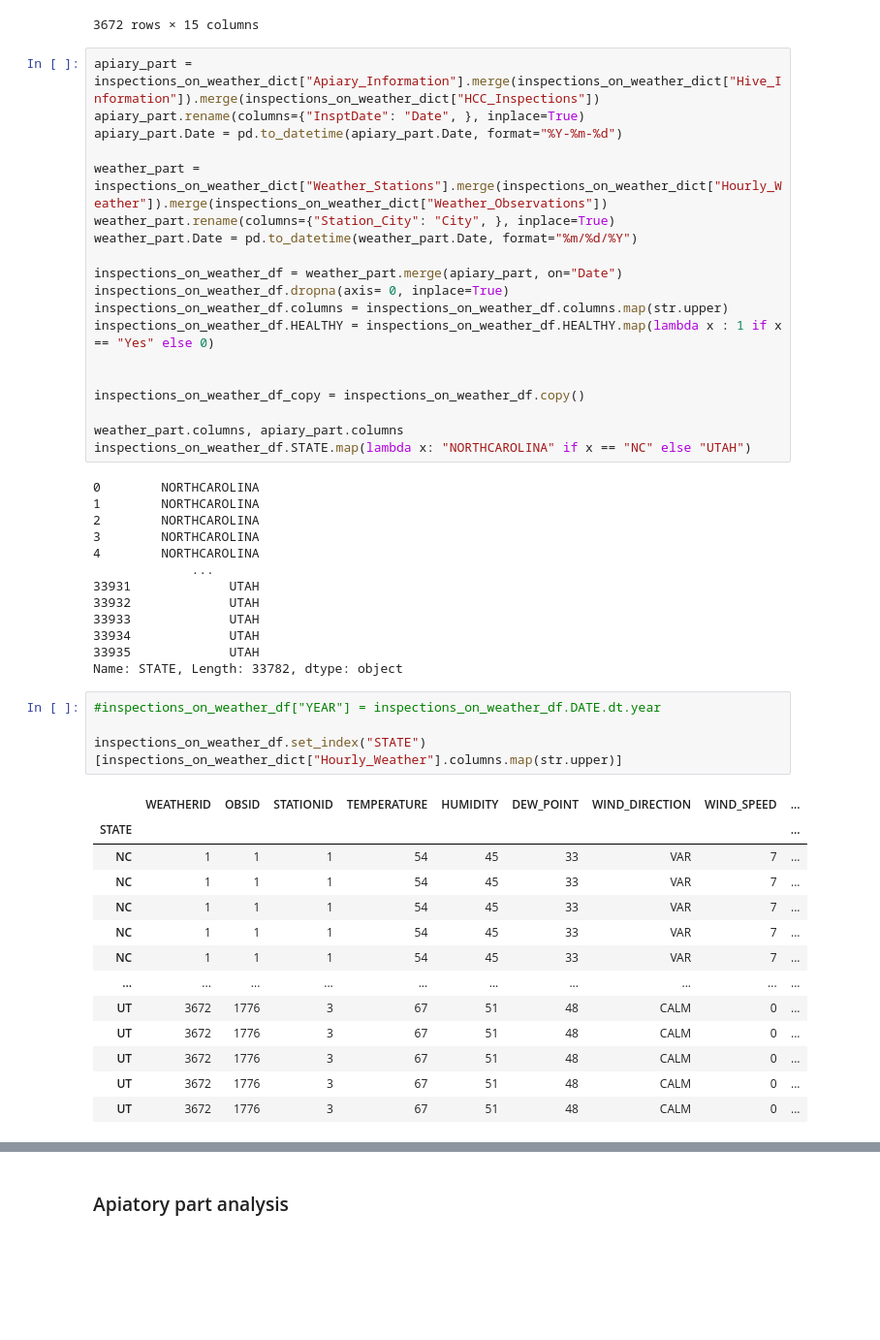
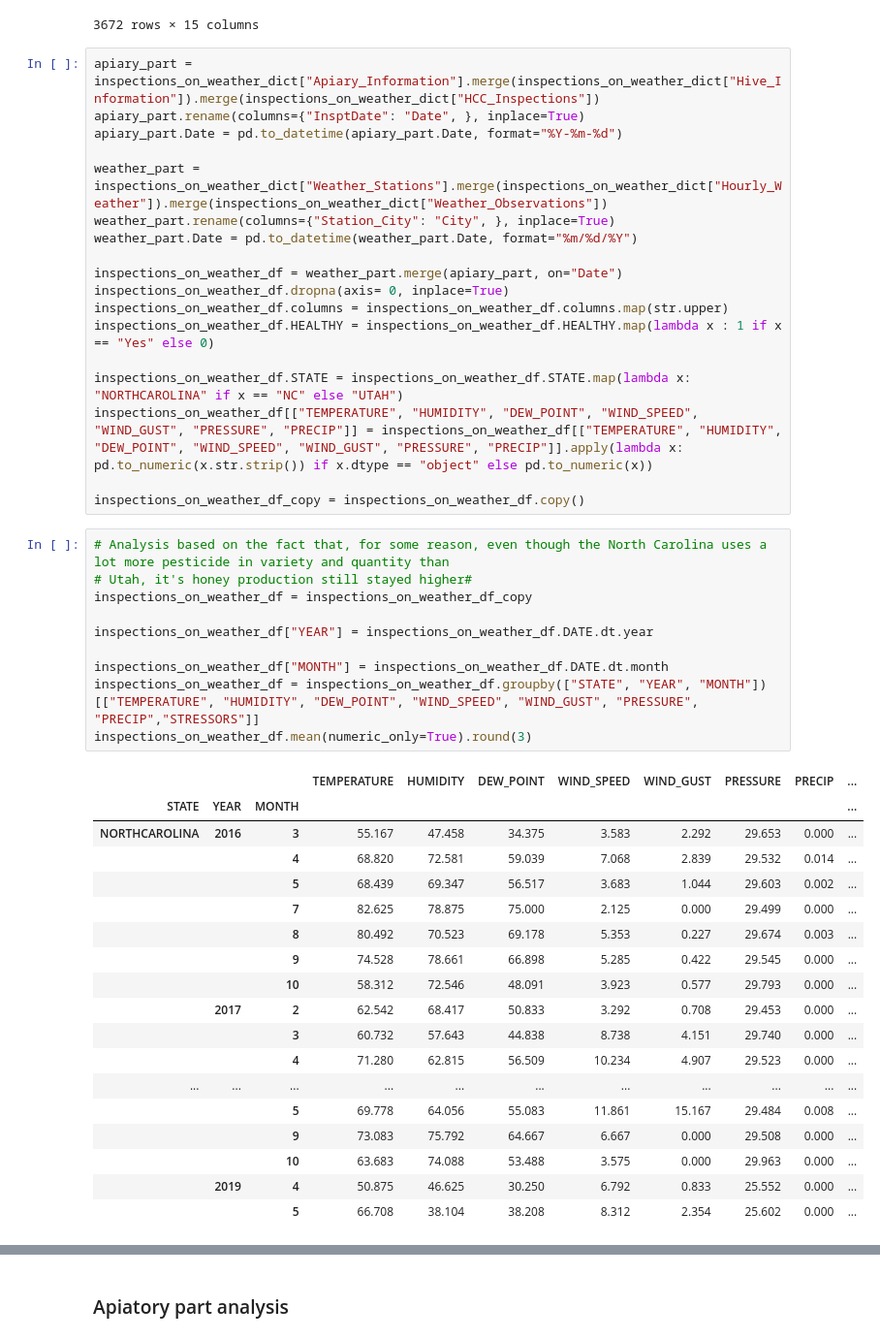
Before and after one commit to Ddav3/Bees_production_analysis, a Jupyter notebook: honey_production.ipynb, the cells around one changed output, grey strips where cells are left out. Shown at 97% size. Cells and saved outputs as stored; diff of their text form; blank space fills up the shorter version.

Commit message:
analysing per-state data before making assumptions

```diff
--- a/honey_production.ipynb
+++ b/honey_production.ipynb
@@ -241,39 +241,36 @@ inspections_on_weather_df.dropna(axis= 0, inplace=True)
 inspections_on_weather_df.columns = inspections_on_weather_df.columns.map(str.upper)
 inspections_on_weather_df.HEALTHY = inspections_on_weather_df.HEALTHY.map(lambda x : 1 if x == "Yes" else 0)
 
+inspections_on_weather_df.STATE = inspections_on_weather_df.STATE.map(lambda x: "NORTHCAROLINA" if x == "NC" else "UTAH")
+inspections_on_weather_df[["TEMPERATURE", "HUMIDITY", "DEW_POINT", "WIND_SPEED", "WIND_GUST", "PRESSURE", "PRECIP"]] = inspections_on_weather_df[["TEMPERATURE", "HUMIDITY", "DEW_POINT", "WIND_SPEED", "WIND_GUST", "PRESSURE", "PRECIP"]].apply(lambda x: pd.to_numeric(x.str.strip()) if x.dtype == "object" else pd.to_numeric(x))
 
 inspections_on_weather_df_copy = inspections_on_weather_df.copy()
-
-weather_part.columns, apiary_part.columns
-inspections_on_weather_df.STATE.map(lambda x: "NORTHCAROLINA" if x == "NC" else "UTAH")
-# %% [output]
-0        NORTHCAROLINA
-1        NORTHCAROLINA
-2        NORTHCAROLINA
-3        NORTHCAROLINA
-4        NORTHCAROLINA
-             ...
-33931             UTAH
-33932             UTAH
-33933             UTAH
-33934             UTAH
-33935             UTAH
-Name: STATE, Length: 33782, dtype: object
 # %%
-#inspections_on_weather_df["YEAR"] = inspections_on_weather_df.DATE.dt.year
+# Analysis based on the fact that, for some reason, even though the North Carolina uses a lot more pesticide in variety and quantity than
+# Utah, it's honey production still stayed higher#
+inspections_on_weather_df = inspections_on_weather_df_copy
 
-inspections_on_weather_df.set_index("STATE")[inspections_on_weather_dict["Hourly_Weather"].columns.map(str.upper)]
+inspections_on_weather_df["YEAR"] = inspections_on_weather_df.DATE.dt.year
+
+inspections_on_weather_df["MONTH"] = inspections_on_weather_df.DATE.dt.month
+inspections_on_weather_df = inspections_on_weather_df.groupby(["STATE", "YEAR", "MONTH"])[["TEMPERATURE", "HUMIDITY", "DEW_POINT", "WIND_SPEED", "WIND_GUST", "PRESSURE", "PRECIP","STRESSORS"]]
+inspections_on_weather_df.mean(numeric_only=True).round(3)
 # %% [output]
-|  | WEATHERID | OBSID | STATIONID | TEMPERATURE | HUMIDITY | DEW_POINT | WIND_DIRECTION | WIND_SPEED | ... |
-| STATE |  |  |  |  |  |  |  |  | ... |
-| NC | 1 | 1 | 1 | 54 | 45 | 33 | VAR | 7 | ... |
-| NC | 1 | 1 | 1 | 54 | 45 | 33 | VAR | 7 | ... |
-| NC | 1 | 1 | 1 | 54 | 45 | 33 | VAR | 7 | ... |
-| NC | 1 | 1 | 1 | 54 | 45 | 33 | VAR | 7 | ... |
-| NC | 1 | 1 | 1 | 54 | 45 | 33 | VAR | 7 | ... |
-| ... | ... | ... | ... | ... | ... | ... | ... | ... | ... |
-| UT | 3672 | 1776 | 3 | 67 | 51 | 48 | CALM | 0 | ... |
-| UT | 3672 | 1776 | 3 | 67 | 51 | 48 | CALM | 0 | ... |
-| UT | 3672 | 1776 | 3 | 67 | 51 | 48 | CALM | 0 | ... |
-| UT | 3672 | 1776 | 3 | 67 | 51 | 48 | CALM | 0 | ... |
-| UT | 3672 | 1776 | 3 | 67 | 51 | 48 | CALM | 0 | ... |
+|  |  |  | TEMPERATURE | HUMIDITY | DEW_POINT | WIND_SPEED | WIND_GUST | PRESSURE | PRECIP | ... |
+| STATE | YEAR | MONTH |  |  |  |  |  |  |  | ... |
+| NORTHCAROLINA | 2016 | 3 | 55.167 | 47.458 | 34.375 | 3.583 | 2.292 | 29.653 | 0.000 | ... |
+|  |  | 4 | 68.820 | 72.581 | 59.039 | 7.068 | 2.839 | 29.532 | 0.014 | ... |
+|  |  | 5 | 68.439 | 69.347 | 56.517 | 3.683 | 1.044 | 29.603 | 0.002 | ... |
+|  |  | 7 | 82.625 | 78.875 | 75.000 | 2.125 | 0.000 | 29.499 | 0.000 | ... |
+|  |  | 8 | 80.492 | 70.523 | 69.178 | 5.353 | 0.227 | 29.674 | 0.003 | ... |
+|  |  | 9 | 74.528 | 78.661 | 66.898 | 5.285 | 0.422 | 29.545 | 0.000 | ... |
+|  |  | 10 | 58.312 | 72.546 | 48.091 | 3.923 | 0.577 | 29.793 | 0.000 | ... |
+|  | 2017 | 2 | 62.542 | 68.417 | 50.833 | 3.292 | 0.708 | 29.453 | 0.000 | ... |
+|  |  | 3 | 60.732 | 57.643 | 44.838 | 8.738 | 4.151 | 29.740 | 0.000 | ... |
+|  |  | 4 | 71.280 | 62.815 | 56.509 | 10.234 | 4.907 | 29.523 | 0.000 | ... |
+| ... | ... | ... | ... | ... | ... | ... | ... | ... | ... | ... |
+|  |  | 5 | 69.778 | 64.056 | 55.083 | 11.861 | 15.167 | 29.484 | 0.008 | ... |
+|  |  | 9 | 73.083 | 75.792 | 64.667 | 6.667 | 0.000 | 29.508 | 0.000 | ... |
+|  |  | 10 | 63.683 | 74.088 | 53.488 | 3.575 | 0.000 | 29.963 | 0.000 | ... |
+|  | 2019 | 4 | 50.875 | 46.625 | 30.250 | 6.792 | 0.833 | 25.552 | 0.000 | ... |
+|  |  | 5 | 66.708 | 38.104 | 38.208 | 8.312 | 2.354 | 25.602 | 0.000 | ... |
```
Also changed, not shown: parts of 1 cell of this notebook.
